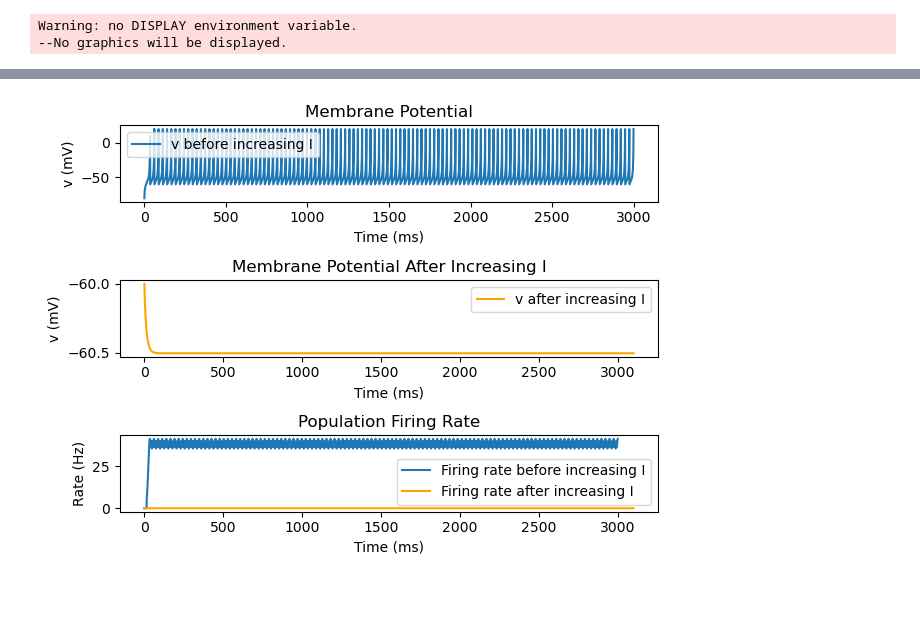
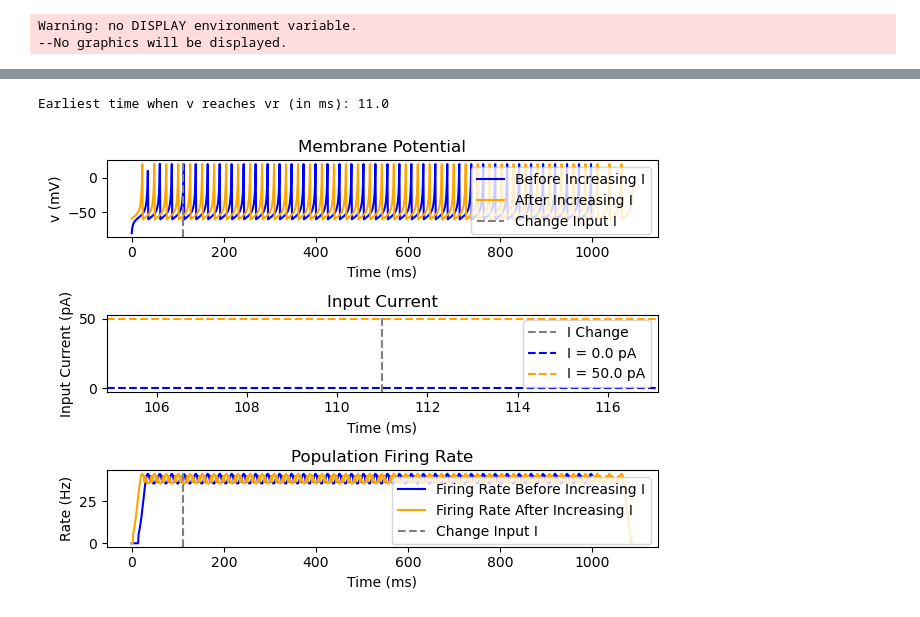
Before and after one commit to techzzt/Basal-ganglia-neuron-models, a Jupyter notebook: BG_insilico_SPN_temp.ipynb, the cells around one changed output, grey strips where cells are left out. Drawn from its saved outputs; the diff is of its cells as text; code cells hidden in the pictures.

```diff
--- a/BG_insilico_SPN_temp.ipynb
+++ b/BG_insilico_SPN_temp.ipynb
@@ -88,6 +88,11 @@ Dop2      : 1
 
 N = 100
 simulation_time = 3000 * ms
+simulation_time = 1000 * ms  # Total simulation time
+time_after_c_reach = 100 * ms  # Time after reaching c to increase I
+initial_I = 10 * pA
+new_I = 50 * pA  # New input current value
+
 dSPN = NeuronGroup(N, model = eqs,
                     threshold='v > vpeak',
                     reset='v = c; u += d',
@@ -116,20 +121,21 @@ net = Network(dSPN, dv_monitor, spike_monitor, rate_monitor)
 net.run(simulation_time)
 
 # Find the time when v reaches vr
-vr_val = dSPN.vr[0].item()
-times_vr_reached = []
+# vr_val = dSPN.vr[0].item() # vr이 아닌 c로 바꿔야할듯
+c_val = dSPN.c[0].item()
+times_c_reached = []
 
 for i in range(N):
     v = dv_monitor.v[i]
     times = dv_monitor.t
-    crossing_indices = np.where(np.diff((v >= vr_val).astype(int)) == 1)[0]
+    crossing_indices = np.where(np.diff((v >= c_val).astype(int)) == 1)[0]
 
     if len(crossing_indices) > 0:
         # Convert indices to times
-        times_vr_reached.extend(times[crossing_indices + 1])
+        times_c_reached.extend(times[crossing_indices + 1])
 
 # Convert times to milliseconds for plotting
-times_vr_reached_ms = np.array(times_vr_reached) / ms
+times_c_reached_ms = np.array(times_c_reached) / ms
 
 # Plot membrane potential change (dv/dt)
 plt.figure(figsize=(12, 8))
@@ -164,20 +187,19 @@ plt.show()
 ### 안정화 후 input current
 
 initial_I = 0 * pA
-increased_I = 50 * pA
-time_after_vr_reach = 100 * ms  # Time after v reaches VR to increase I
-total_time = simulation_time + time_after_vr_reach
+increased_I = 100 * pA
+times_c_reached_ms = np.array(times_c_reached) * 1000  # Convert seconds to milliseconds
 
-# Find the earliest time when v reaches vr
-if len(times_vr_reached_ms) > 0:
-    earliest_time_vr = min(times_vr_reached_ms)
+# Find the earliest time when v reaches c
+if len(times_c_reached_ms) > 0:
+    earliest_time_c = min(times_c_reached_ms)
 else:
-    earliest_time_vr = None
+    earliest_time_c = None
 
 # Print the time when v first reaches vr
-print("Earliest time when v reaches vr (in ms):", earliest_time_vr)
+print("Earliest time when v reaches vr (in ms):", earliest_time_c)
 
-if earliest_time_vr is not None:
+if earliest_time_c is not None:
     # Define new neuron group with increased input
     dSPN_new = NeuronGroup(N, model=eqs,
                            threshold='v > vpeak',
@@ -209,33 +231,38 @@ if earliest_time_vr is not None:
     net_new = Network(dSPN_new, dv_monitor_new, spike_monitor_new, rate_monitor_new)
 
     # Run for the remaining time plus the time after v reaches vr
-    net_new.run(simulation_time + time_after_vr_reach)
+    net_new.run(simulation_time - earliest_time_c * ms + time_after_c_reach)
 
-    # Plot results for both simulations
+    # Plot membrane potential
     plt.subplot(3, 1, 1)
-    plt.plot(dv_monitor.t / ms, dv_monitor.v[0] / mV, label='v before increasing I')
+    plt.plot(dv_monitor.t / ms, dv_monitor.v[0] / mV, label='Before Increasing I', color='blue')
+    plt.plot(dv_monitor_new.t / ms, dv_monitor_new.v[0] / mV, label='After Increasing I', color='orange')
+    plt.axvline(x=earliest_time_c + (time_after_c_reach / ms), color='gray', linestyle='--', label='Change Input I')
     plt.xlabel('Time (ms)')
     plt.ylabel('v (mV)')
     plt.title('Membrane Potential')
     plt.legend()
 
+    # Plot input current
     plt.subplot(3, 1, 2)
-    plt.plot(dv_monitor_new.t / ms, dv_monitor_new.v[0] / mV, label='v after increasing I', color='orange')
+    plt.axvline(x=earliest_time_c + (time_after_c_reach / ms), color='gray', linestyle='--', label='I Change')
+    plt.axhline(y=initial_I / pA, color='blue', linestyle='--', label=f'I = {initial_I / pA} pA')
+    plt.axhline(y=new_I / pA, color='orange', linestyle='--', label=f'I = {new_I / pA} pA')
     plt.xlabel('Time (ms)')
-    plt.ylabel('v (mV)')
-    plt.title('Membrane Potential After Increasing I')
+    plt.ylabel('Input Current (pA)')
+    plt.title('Input Current')
     plt.legend()
 
-    # Plot firing rate before and after increasing I
+    # Plot firing rate
     plt.subplot(3, 1, 3)
-    plt.plot(rate_monitor.t / ms, rate_monitor.smooth_rate(width=10*ms) / Hz, label='Firing rate before increasing I')
-    plt.plot(rate_monitor_new.t / ms, rate_monitor_new.smooth_rate(width=10*ms) / Hz, label='Firing rate after increasing I', color='orange')
+    plt.plot(rate_monitor.t / ms, rate_monitor.smooth_rate(width=10*ms) / Hz, label='Firing Rate Before Increasing I', color='blue')
+    plt.plot(rate_monitor_new.t / ms, rate_monitor_new.smooth_rate(width=10*ms) / Hz, label='Firing Rate After Increasing I', color='orange')
+    plt.axvline(x=earliest_time_c + (time_after_c_reach / ms), color='gray', linestyle='--', label='Change Input I')
     plt.xlabel('Time (ms)')
     plt.ylabel('Rate (Hz)')
     plt.title('Population Firing Rate')
     plt.legend()
 
-
     plt.tight_layout()
     plt.show()
 # %% [output]
@@ -243 +279,2 @@ Earliest time when v reaches vr (in ms): 6. Hz
+Earliest time when v reaches vr (in ms): 11.0
-[figure, old version]
+[figure, new version]
```
Also changed, not shown: parts of 5 cells of this notebook.
